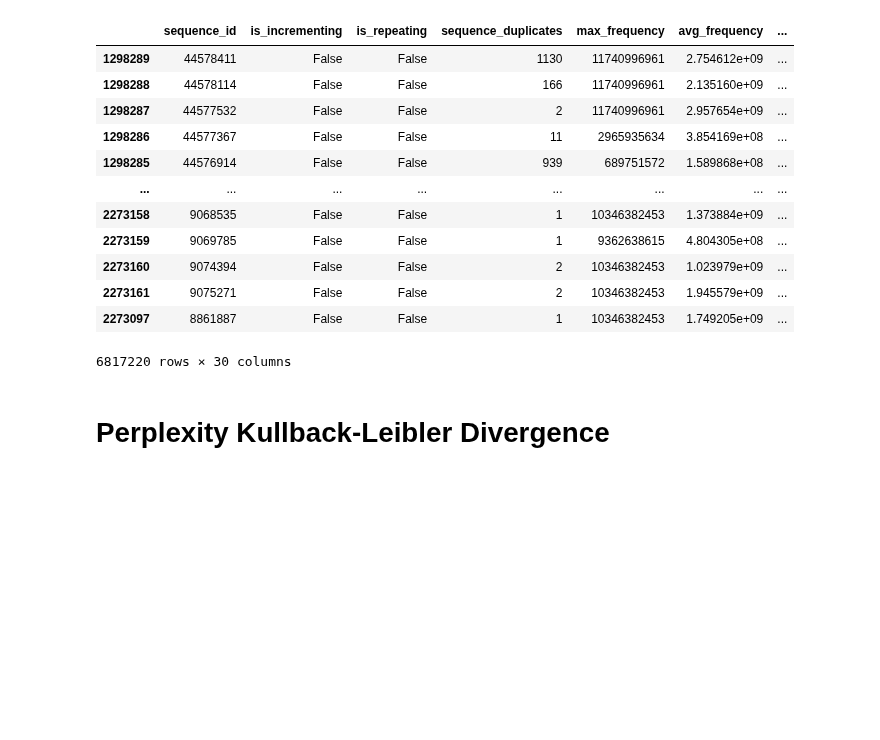
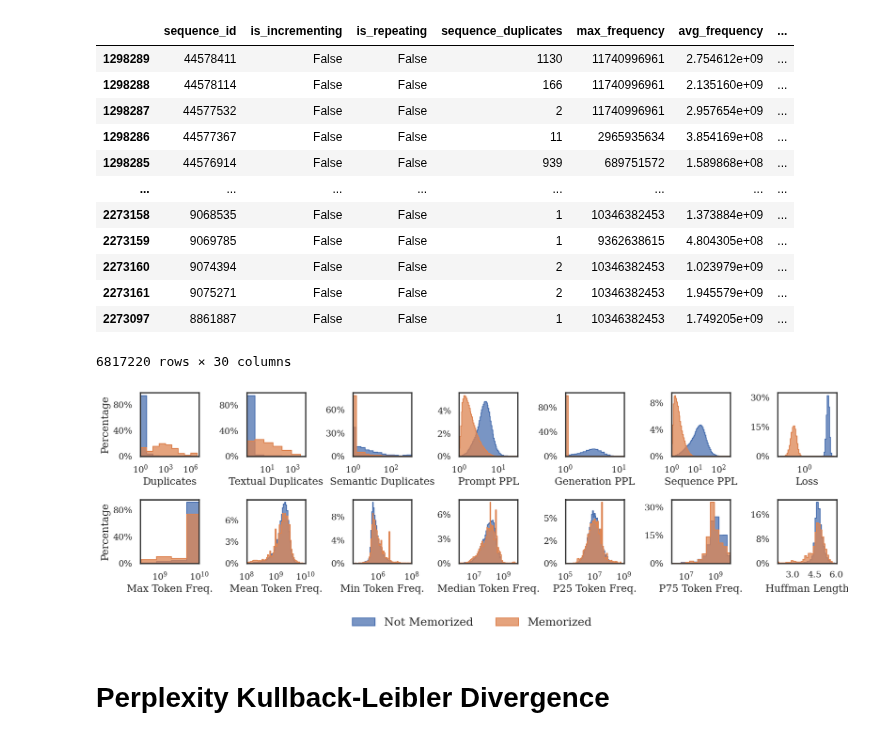
Before and after one commit to EleutherAI/semantic-memorization, a Jupyter notebook: working_dirs/kyle/results_analysis/results_analysis.ipynb, the cells around one changed output. Drawn from its saved outputs; the diff is of its cells as text; code cells hidden in the pictures; blank space fills up the shorter version.

Commit message:
Completed rough drfat pf figure 2

```diff
--- a/working_dirs/kyle/results_analysis/results_analysis.ipynb
+++ b/working_dirs/kyle/results_analysis/results_analysis.ipynb
@@ -591,8 +591,12 @@ hists_plotting_frame
 # %%
 hist_splits = ["_deduped_12b"]
 features = [
-    "sequence_duplicates", "max_frequency", "avg_frequency", "min_frequency",
-    "median_frequency", "p25_frequency", "p75_frequency",
+    "sequence_duplicates",
+    "max_frequency",
+    "avg_frequency",
+    "min_frequency",
+    "median_frequency",
+    "p25_frequency", "p75_frequency",
     "0_8_templates", "huffman_coding_length", "prompt_perplexity", "generation_perplexity", "sequence_perplexity", "0_8_snowclones", "loss"
 ]
 bins_per_feature = {
@@ -619,13 +623,13 @@ min_threshold = {
     "median_frequency": 10**6,
     "p25_frequency": 10**5,
     "p75_frequency": 10**6,
-    "0_8_templates": 10**-0.6,
     "prompt_perplexity": 10**0,
     "generation_perplexity": 10**0,
     "sequence_perplexity": 10**0,
+    "loss": 10**-0.5,
     "huffman_coding_length": 2,
+    "0_8_templates": 10**-0.6,
     "0_8_snowclones": 10**0,
-    "loss": 10**-0.5
 }
 max_threshold = {
     "sequence_duplicates": 10**7,
@@ -645,19 +649,19 @@ max_threshold = {
 }
 name_map = {
     "sequence_duplicates": "Duplicates",
+    "0_8_templates": "Textual Duplicates",
+    "0_8_snowclones": "Semantic Duplicates",
+    "prompt_perplexity": "Prompt PPL",
+    "generation_perplexity": "Generation PPL",
+    "sequence_perplexity": "Sequence PPL",
+    "loss": "Loss",
     "max_frequency": "Max Token Freq.",
     "avg_frequency": "Mean Token Freq.",
     "min_frequency": "Min Token Freq.",
     "median_frequency": "Median Token Freq.",
     "p25_frequency": "P25 Token Freq.",
     "p75_frequency": "P75 Token Freq.",
-    "0_8_templates": "0.8 Templates",
-    "prompt_perplexity": "Prompt PPL",
-    "generation_perplexity": "Generation PPL",
-    "sequence_perplexity": "Sequence PPL",
     "huffman_coding_length": "Huffman Length",
-    "0_8_snowclones": "0.8 Snowclones",
-    "loss": "Loss"
 }
 e = 1e-10
 num_rows = 2
@@ -666,7 +670,7 @@ num_columns = 7
 fig, axs = plt.subplots(num_rows, num_columns, figsize=(17, 5))
 axs = axs.flatten()
 for i, split in enumerate(hist_splits):
-    for j, fx in tqdm(enumerate(features), desc="Plotting Features", total=len(features)):
+    for j, fx in tqdm(enumerate(name_map.keys()), desc="Plotting Features", total=len(features)):
         memories = hists_plotting_frame[hists_plotting_frame["Memorized"] == True][fx]
         memories = [value for value in memories if value >= 0]
         df_memories = pd.DataFrame(memories, columns=[fx])
@@ -683,39 +687,42 @@ for i, split in enumerate(hist_splits):
             bins = bins_all
 
         # no whitespace between histograms for continuous features. Make width a bit larger
-        sns.histplot(data=df_pile[fx], bins=bins, label="Pile", ax=axs[i * num_columns + j], stat="percent", binwidth=0.1)
-        sns.histplot(data=df_memories[fx], bins=bins, label="Memorized", ax=axs[i * num_columns + j], stat="percent", binwidth=0.1)
+        sns.histplot(data=df_pile[fx], bins=bins, label="Pile", ax=axs[i * num_columns + j], stat="percent", element="step")
+        sns.histplot(data=df_memories[fx], bins=bins, label="Memorized", ax=axs[i * num_columns + j], stat="percent", element="step")
 
         if fx == "huffman_coding_length":
             axs[i * num_columns + j].set_xscale("linear")
             axs[i * num_columns + j].yaxis.set_major_formatter(PercentFormatter(xmax=100, decimals=0))
             axs[i * num_columns + j].set_xlim(min_threshold[fx], max_threshold[fx])
             axs[i * num_columns + j].xaxis.set_major_locator(MaxNLocator(nbins=3))
             axs[i * num_columns + j].yaxis.set_major_locator(MaxNLocator(nbins=3))
 
         elif fx == "loss":
             axs[i * num_columns + j].set_xscale("log")
             axs[i * num_columns + j].yaxis.set_major_formatter(PercentFormatter(xmax=100, decimals=0))
             axs[i * num_columns + j].xaxis.set_major_locator(LogLocator(numticks=3))
             axs[i * num_columns + j].yaxis.set_major_locator(MaxNLocator(nbins=3))
 
         else:
             axs[i * num_columns + j].set_xscale("log")
             axs[i * num_columns + j].yaxis.set_major_formatter(PercentFormatter(xmax=100, decimals=0))
             axs[i * num_columns + j].set_xlim(min_threshold[fx], max_threshold[fx])
             axs[i * num_columns + j].xaxis.set_major_locator(LogLocator(numticks=3))
             axs[i * num_columns + j].yaxis.set_major_locator(MaxNLocator(nbins=3))
 
         axs[i * num_columns + j].tick_params(axis="both", labelsize=14)
         axs[i * num_columns + j].set_xlabel(name_map[fx], fontsize=16)
         if j % num_columns == 0:
             axs[i * num_columns + j].set_ylabel("Percentage", fontsize=16)
         else:
             axs[i * num_columns + j].set_ylabel("")
 
 fig.legend(labels=["Not Memorized", "Memorized"], loc="upper center", bbox_to_anchor=(0.5, -0.005), ncol=2, fontsize=18, frameon=False)
+fig.align_xlabels()
 plt.tight_layout()
 fig.savefig(f"{figures_path}/histograms_percents.pdf", bbox_inches="tight")
 plt.show()
+# %% [output]
+[figure, added]
 # %% [markdown]
 # Perplexity Kullback-Leibler Divergence
```
Also changed, not shown: 2 other files.
